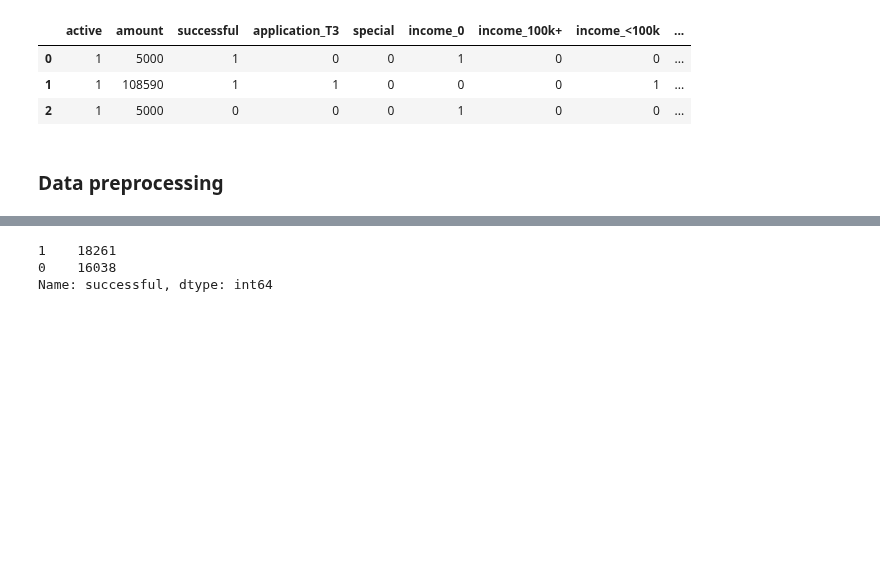
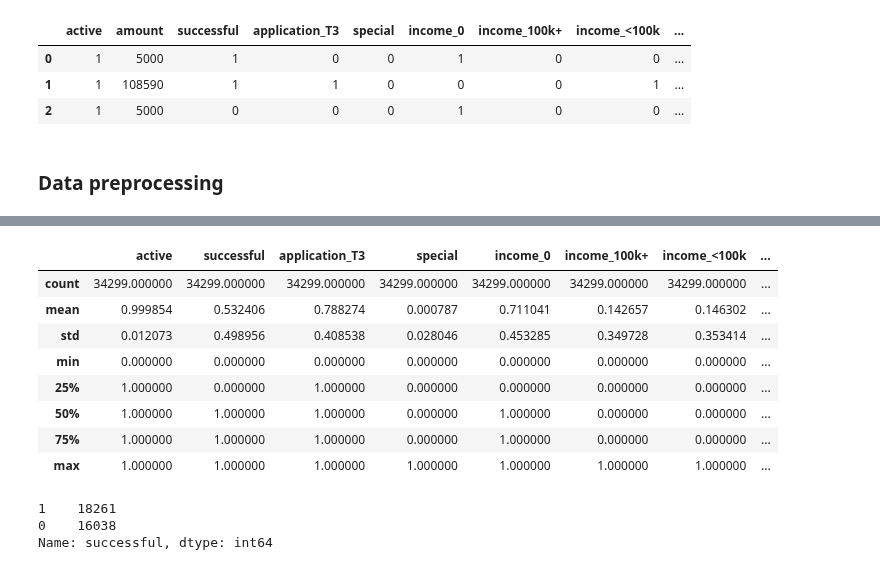
Before and after one commit to tri-bui/sandbox-ml, a Jupyter notebook: charity-risk/risk-assessment.ipynb, the cells around one changed output, grey strips where cells are left out. Cells and saved outputs as stored; diff of their text form; code cells hidden in the pictures; blank space fills up the shorter version.

```diff
--- a/charity-risk/risk-assessment.ipynb
+++ b/charity-risk/risk-assessment.ipynb
@@ -272,3 +283,16 @@ df_merged.head(3)
+# %%
+# Inspect values
+df_merged.describe()
+# %% [output]
+|  | active | successful | application_T3 | special | income_0 | income_100k+ | income_<100k | ... |
+| count | 34299.000000 | 34299.000000 | 34299.000000 | 34299.000000 | 34299.000000 | 34299.000000 | 34299.000000 | ... |
+| mean | 0.999854 | 0.532406 | 0.788274 | 0.000787 | 0.711041 | 0.142657 | 0.146302 | ... |
+| std | 0.012073 | 0.498956 | 0.408538 | 0.028046 | 0.453285 | 0.349728 | 0.353414 | ... |
+| min | 0.000000 | 0.000000 | 0.000000 | 0.000000 | 0.000000 | 0.000000 | 0.000000 | ... |
+| 25% | 1.000000 | 0.000000 | 1.000000 | 0.000000 | 0.000000 | 0.000000 | 0.000000 | ... |
+| 50% | 1.000000 | 1.000000 | 1.000000 | 0.000000 | 1.000000 | 0.000000 | 0.000000 | ... |
+| 75% | 1.000000 | 1.000000 | 1.000000 | 0.000000 | 1.000000 | 0.000000 | 0.000000 | ... |
+| max | 1.000000 | 1.000000 | 1.000000 | 1.000000 | 1.000000 | 1.000000 | 1.000000 | ... |
 # %%
 # Feature/target split
 X = df_merged.drop(columns='successful')
```
Also changed, not shown: parts of 8 cells of this notebook.
